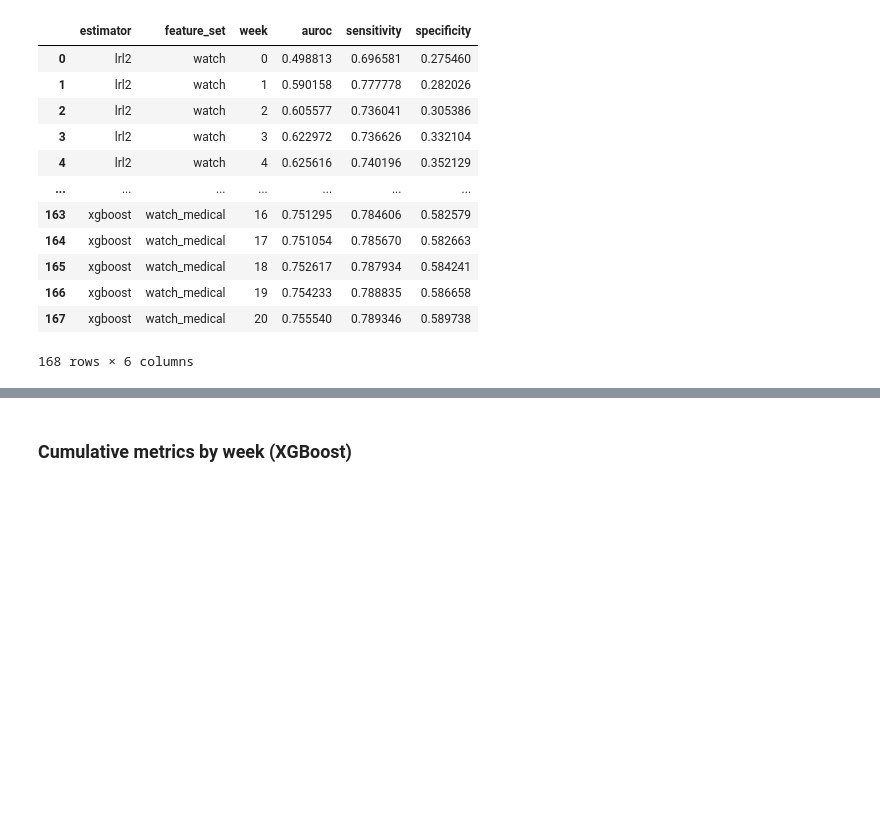
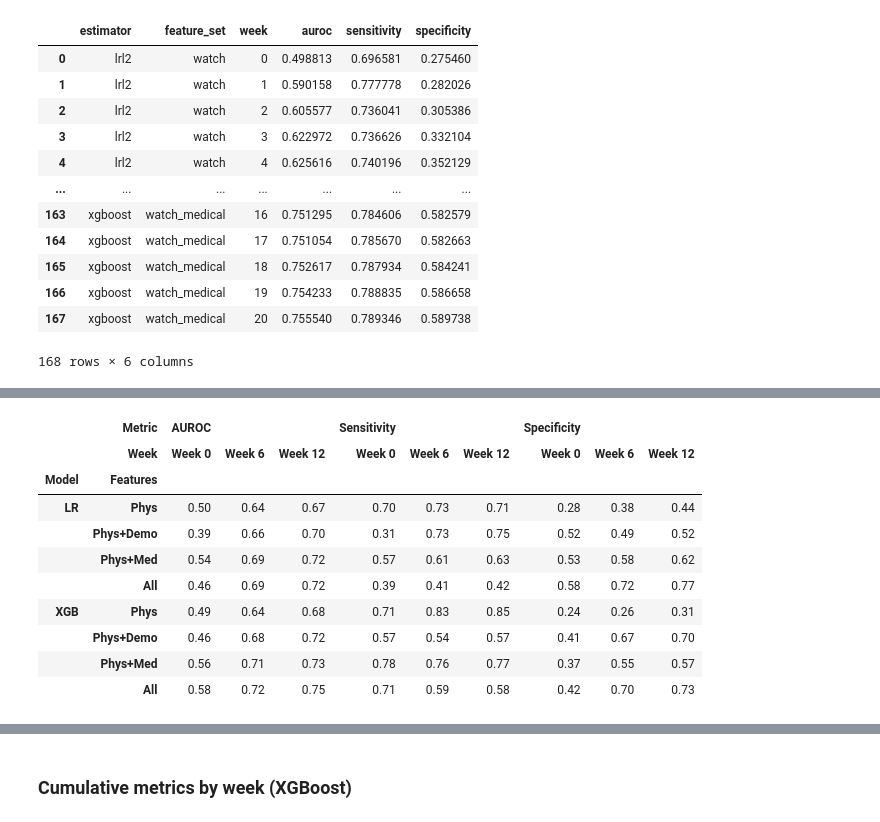
Before and after one commit to lab-heal/pistachio, a Jupyter notebook: eval_retrain_upweight.ipynb, the cells around one changed output, grey strips where cells are left out. Cells and saved outputs as stored; diff of their text form; code cells hidden in the pictures; blank space fills up the shorter version.

```diff
--- a/eval_retrain_upweight.ipynb
+++ b/eval_retrain_upweight.ipynb
@@ -318,3 +382,23 @@ weekly_retrain
+# %%
+# Individualized (per-dyad weekly retraining).
+ind_table = summary_table("retrain_dyad")
+try:  # copy 2-dp TSV to the OS clipboard (paste straight into Word)
+    ind_table.to_clipboard(float_format="%.2f")
+except Exception as e:
+    print(f"(clipboard unavailable: {e})")
+ind_table.style.format("{:.2f}")  # rendered 2-dp table (copy from output too)
+# %% [output]
+|  | Metric | AUROC |  |  | Sensitivity |  |  | Specificity |  |  |
+|  | Week | Week 0 | Week 6 | Week 12 | Week 0 | Week 6 | Week 12 | Week 0 | Week 6 | Week 12 |
+| Model | Features |  |  |  |  |  |  |  |  |  |
+| LR | Phys | 0.50 | 0.64 | 0.67 | 0.70 | 0.73 | 0.71 | 0.28 | 0.38 | 0.44 |
+|  | Phys+Demo | 0.39 | 0.66 | 0.70 | 0.31 | 0.73 | 0.75 | 0.52 | 0.49 | 0.52 |
+|  | Phys+Med | 0.54 | 0.69 | 0.72 | 0.57 | 0.61 | 0.63 | 0.53 | 0.58 | 0.62 |
+|  | All | 0.46 | 0.69 | 0.72 | 0.39 | 0.41 | 0.42 | 0.58 | 0.72 | 0.77 |
+| XGB | Phys | 0.49 | 0.64 | 0.68 | 0.71 | 0.83 | 0.85 | 0.24 | 0.26 | 0.31 |
+|  | Phys+Demo | 0.46 | 0.68 | 0.72 | 0.57 | 0.54 | 0.57 | 0.41 | 0.67 | 0.70 |
+|  | Phys+Med | 0.56 | 0.71 | 0.73 | 0.78 | 0.76 | 0.77 | 0.37 | 0.55 | 0.57 |
+|  | All | 0.58 | 0.72 | 0.75 | 0.71 | 0.59 | 0.58 | 0.42 | 0.70 | 0.73 |
 # %%
 import plotnine as P
 from mizani.breaks import breaks_width
```
Also changed, not shown: parts of 16 cells of this notebook, 11 other files.
